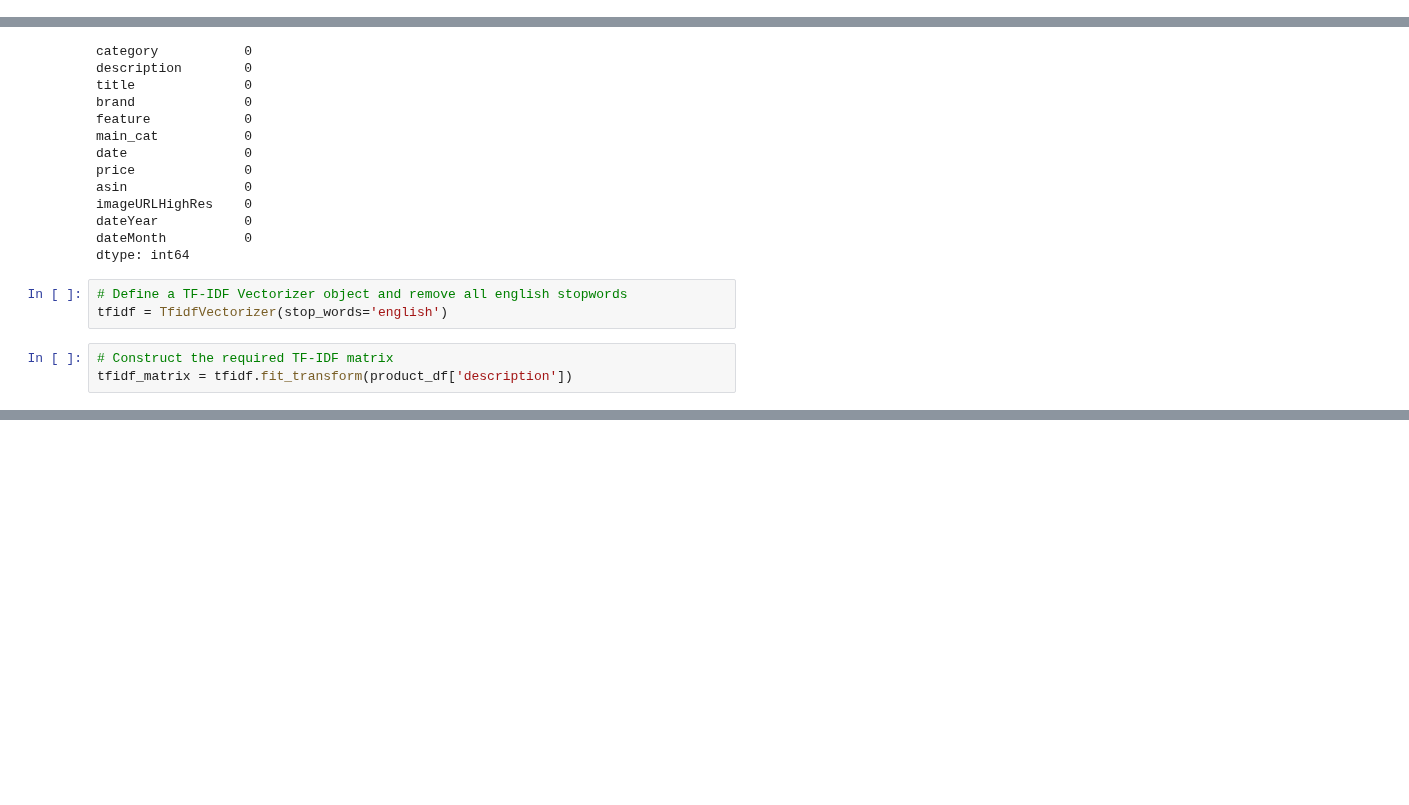
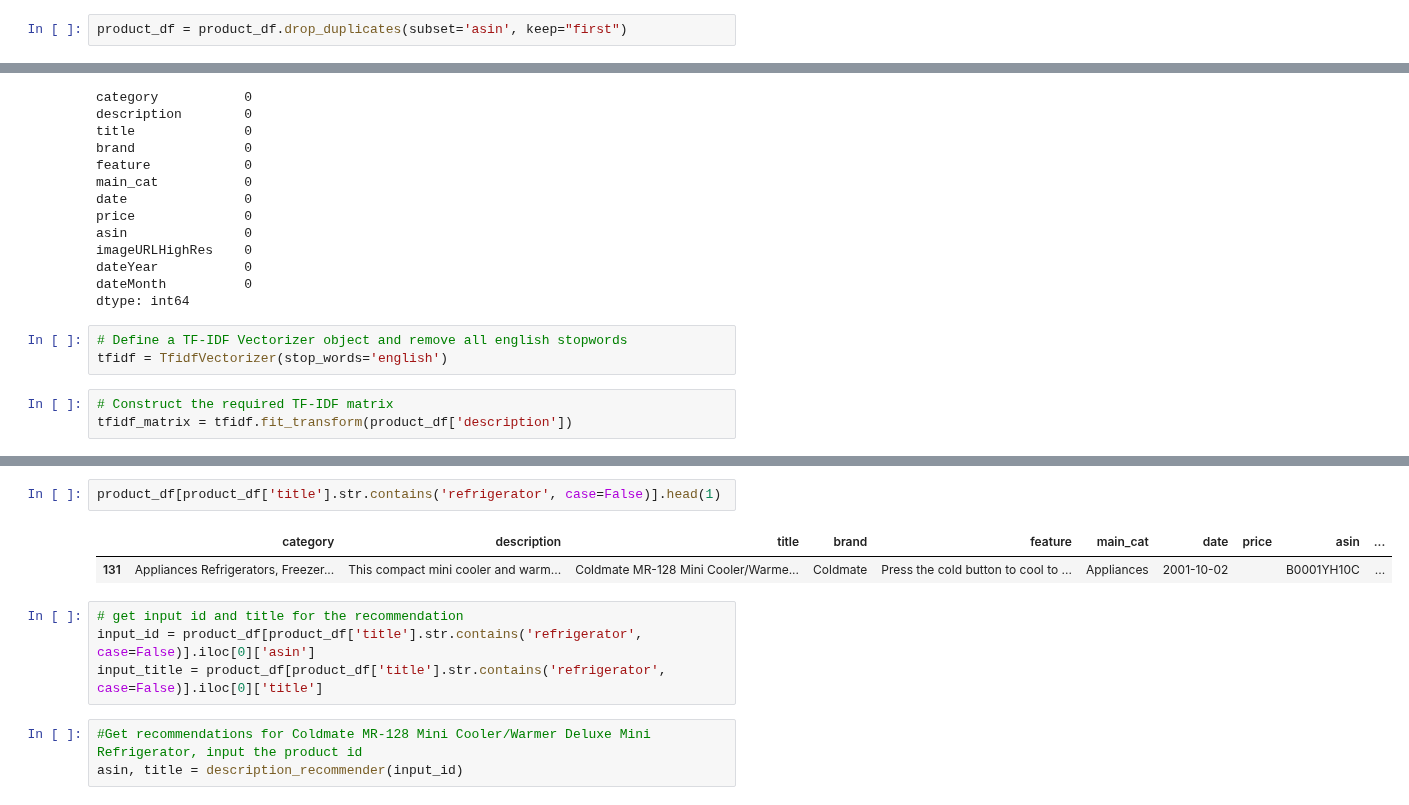
Before and after one commit to DATA-606-SPRING-2022/Jin_DATA606, a Jupyter notebook: ipynb/DATA606_Part2.ipynb, the cells around one changed output, grey strips where cells are left out. Saved outputs shown, nothing was run; the diff lists cells and outputs as text; blank space fills up the shorter version.

```diff
--- a/ipynb/DATA606_Part2.ipynb
+++ b/ipynb/DATA606_Part2.ipynb
@@ -45,3 +47,5 @@ product_df.head()
 | 2 | Appliances Parts & Accessories | NaN | The Cigar - Moments of Pleasure | The Cigar Book | NaN | Amazon Home | NaN | 150.26 | 8792559360 | ... |
 | 3 | Appliances Parts & Accessories | Multi purpost descaler, especiall... | Caraselle 2X 50G Appliance Descalene | Caraselle | NaN | Tools & Home Improvement | 2014-12-17 | NaN | 9792954481 | ... |
 | 4 | Appliances Parts & Accessories Ra... | Full gauge and size beveled-edge;... | EATON Wiring 39CH-SP-L Arrow Hart... | EATON Wiring | Returns will not be honored on th... | Tools & Home Improvement | 2007-01-16 | 3.43 | B00002N5EL | ... |
+# %%
+product_df = product_df.drop_duplicates(subset='asin', keep="first")
@@ -80,0 +133,12 @@ cosine_sim2 = cosine_similarity(tfidf_matrix, tfidf_matrix)
+# %%
+product_df[product_df['title'].str.contains('refrigerator', case=False)].head(1)
+# %% [output]
+|  | category | description | title | brand | feature | main_cat | date | price | asin | ... |
+| 131 | Appliances Refrigerators, Freezer... | This compact mini cooler and warm... | Coldmate MR-128 Mini Cooler/Warme... | Coldmate | Press the cold button to cool to ... | Appliances | 2001-10-02 |  | B0001YH10C | ... |
+# %%
+# get input id and title for the recommendation
+input_id = product_df[product_df['title'].str.contains('refrigerator', case=False)].iloc[0]['asin']
+input_title = product_df[product_df['title'].str.contains('refrigerator', case=False)].iloc[0]['title']
+# %%
+#Get recommendations for Coldmate MR-128 Mini Cooler/Warmer Deluxe Mini Refrigerator, input the product id
+asin, title = description_recommender(input_id)
```
Also changed, not shown: parts of 12 cells of this notebook.
